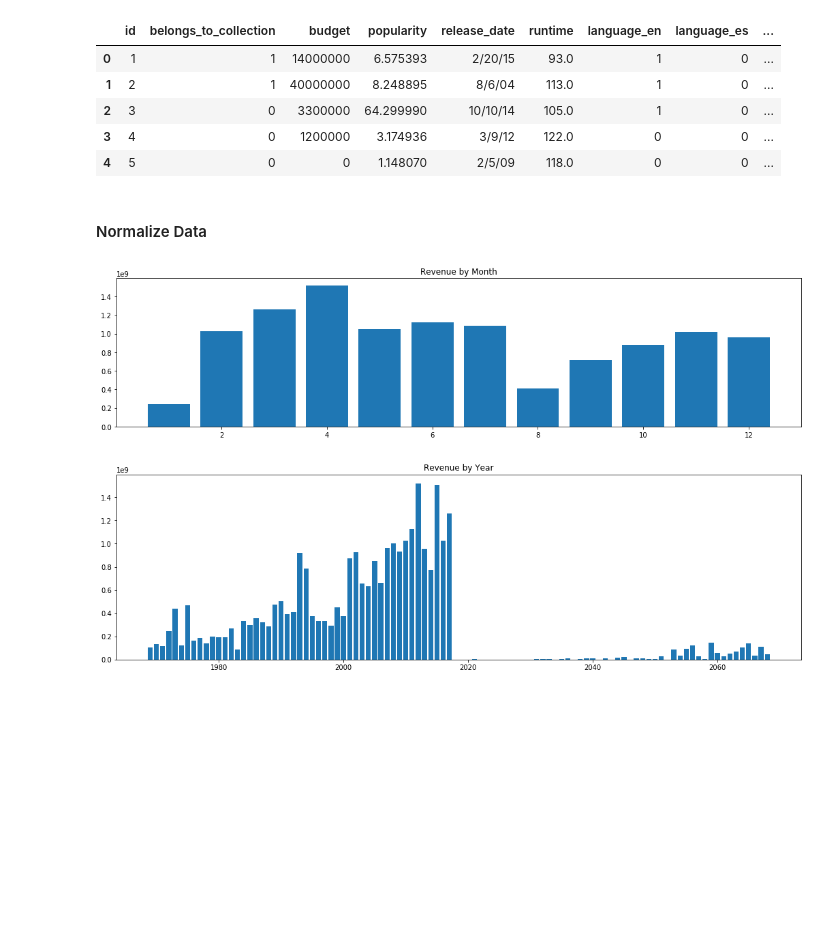
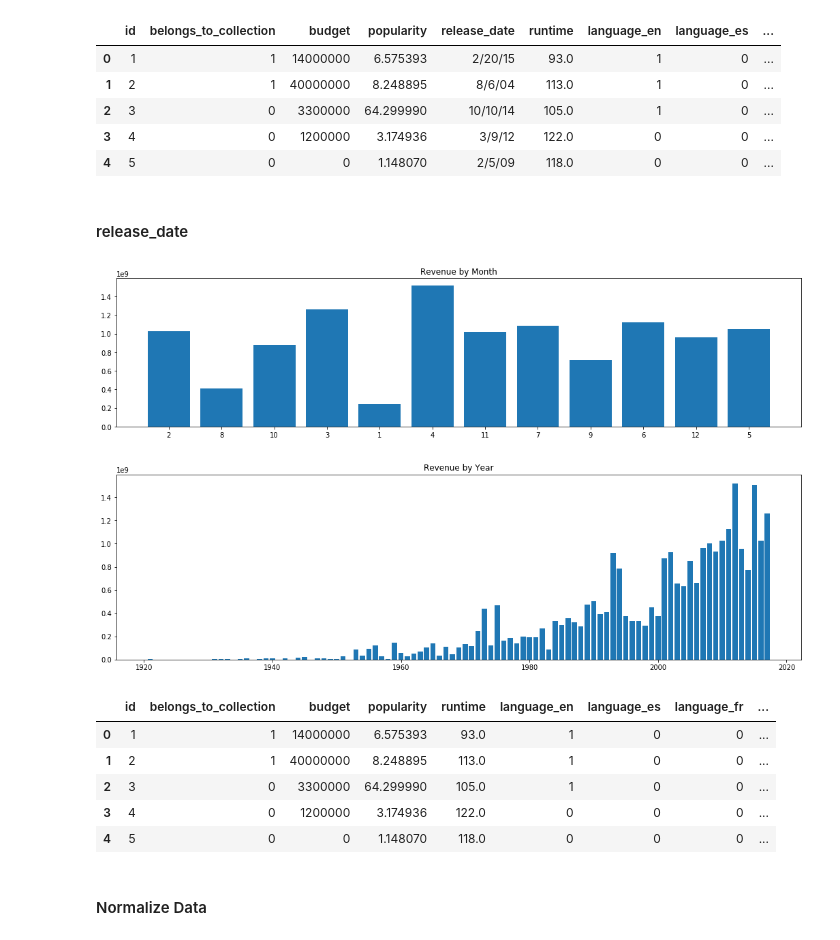
Before and after one commit to delf1/comp4211-project, a Jupyter notebook: code/COMP4211 Project.ipynb, the cells around one changed output. Drawn from its saved outputs; the diff is of its cells as text; code cells hidden in the pictures; blank space fills up the shorter version.

```diff
--- a/code/COMP4211 Project.ipynb
+++ b/code/COMP4211 Project.ipynb
@@ -151,9 +151,9 @@ import operator
 
 def get_list_of_dicts_col(col_name: str, dict_key: str= None) -> List[List]:
     if dict_key is None:
-        return [ast.literal_eval(i) for i in train_input[col_name] if type(i) == str]
+        return [ast.literal_eval(i) if type(i) == str else [] for i in train_input[col_name]]
     else:
-        return [[x[dict_key] for x in ast.literal_eval(i)] for i in train_input[col_name] if type(i) == str]
+        return [[x[dict_key] for x in ast.literal_eval(i)] if type(i) == str else [] for i in train_input[col_name]]
 
 def get_sorted_unique_value_count_in_list_of_lists(list_of_lists: str or List[List], col_name: str = None, dict_key: str= None) -> List[Tuple]:
     item_count = defaultdict(int)
@@ -389,25 +389,32 @@ train_X.head()
 | 2 | 3 | 0 | 3300000 | 64.299990 | 10/10/14 | 105.0 | 1 | 0 | ... |
 | 3 | 4 | 0 | 1200000 | 3.174936 | 3/9/12 | 122.0 | 0 | 0 | ... |
 | 4 | 5 | 0 | 0 | 1.148070 | 2/5/09 | 118.0 | 0 | 0 | ... |
+# %% [markdown]
+#### release_date
+# %%
+date_months = train_input["release_date"].apply(lambda x: x[0: x.find("/")]).rename("release_date_month")
+date_years = train_input["release_date"].apply(lambda x: 2000 + int(x[-2:]) if int(x[-2:]) < 19 and int(x[-2:]) >= 0 else 1900 + int(x[-2:])).rename("release_date_year")
+
+plt.figure(figsize=(18,4))
+plt.bar(date_months, train_input["revenue"])
+plt.title("Revenue by Month")
+plt.show()
+
+plt.figure(figsize=(18,5))
+plt.bar(date_years, train_input["revenue"])
+plt.title("Revenue by Year")
+plt.show()
+
+train_X = pd.concat([pd.concat([train_X.drop(columns="release_date"), date_months], axis=1), date_years], axis=1)
+train_X.head()
+# %% [output]
+[figure, added]
+[figure, added]
+|  | id | belongs_to_collection | budget | popularity | runtime | language_en | language_es | language_fr | ... |
+| 0 | 1 | 1 | 14000000 | 6.575393 | 93.0 | 1 | 0 | 0 | ... |
+| 1 | 2 | 1 | 40000000 | 8.248895 | 113.0 | 1 | 0 | 0 | ... |
+| 2 | 3 | 0 | 3300000 | 64.299990 | 105.0 | 1 | 0 | 0 | ... |
+| 3 | 4 | 0 | 1200000 | 3.174936 | 122.0 | 0 | 0 | 0 | ... |
+| 4 | 5 | 0 | 0 | 1.148070 | 118.0 | 0 | 0 | 0 | ... |
 # %% [markdown]
 #### Normalize Data
-# %%
-from sklearn import preprocessing
-
-date_months = train_input["release_date"].apply(lambda x: x[0: x.find("/")]).rename("release_date_month")
-date_years = train_input["release_date"].apply(lambda x: 2000 + int(x[-2:]) if int(x[-2:]) < 19 and int(x[-2:]) >= 0 else 1900 + int(x[-2:])).rename("release_date_year")
-
-plt.figure(figsize=(18,4))
-plt.bar(date.apply(lambda x: x.month), train_input["revenue"])
-plt.title("Revenue by Month")
-plt.show()
-
-plt.figure(figsize=(18,5))
-plt.bar(date.apply(lambda x: x.year), train_input["revenue"])
-plt.title("Revenue by Year")
-plt.show()
-
-pd.concat([pd.concat([train_X.drop(columns="release_date"), date_months], axis=1), date_years], axis=1)
-# %% [output]
-[figure, removed]
-[figure, removed]
```
Also changed, not shown: parts of 16 cells of this notebook.
